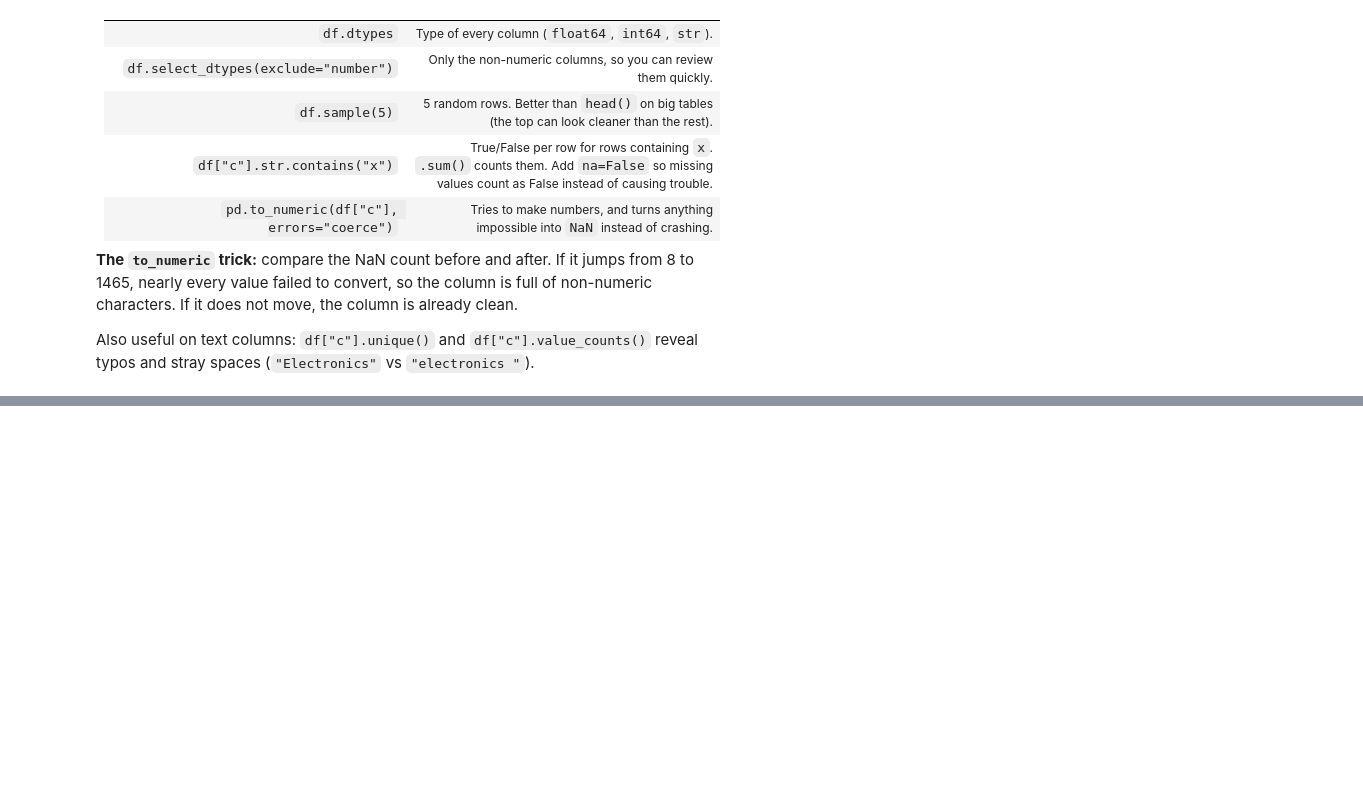
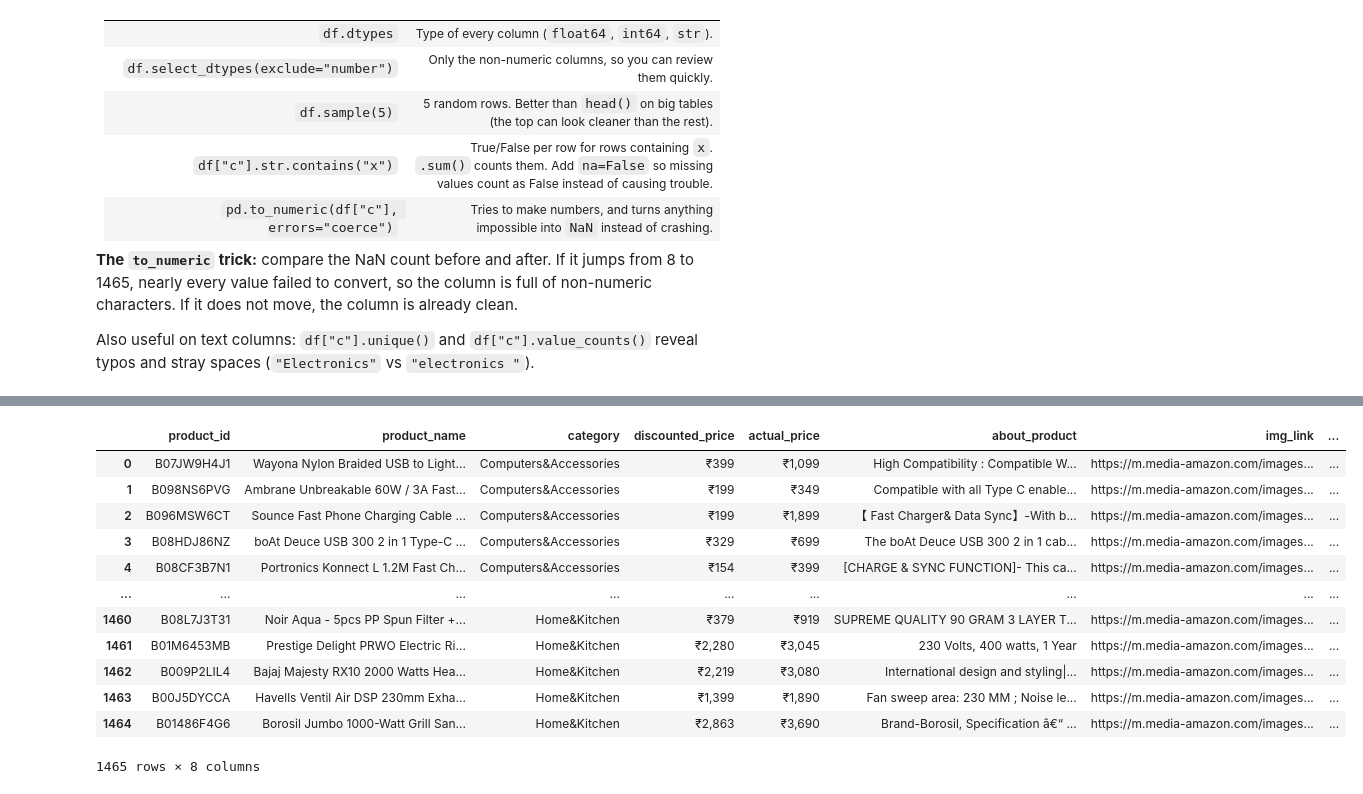
Before and after one commit to manojbaliyan16/AI-ML, a Jupyter notebook: Module_1_NP_PD/notebooks/Session_8_class.ipynb, the cells around one changed output, grey strips where cells are left out. Drawn from its saved outputs; the diff is of its cells as text; code cells hidden in the pictures; blank space fills up the shorter version.

```diff
--- a/Module_1_NP_PD/notebooks/Session_8_class.ipynb
+++ b/Module_1_NP_PD/notebooks/Session_8_class.ipynb
@@ -261,2 +264,5 @@ E. Use `pd.to_numeric(products["actual_price"], errors="coerce")`. It turns anyt
 # %%
 # A
+import pandas as pd
+df=pd.read_csv('../data/amazon_data4/products.csv')
+df.dtypes
@@ -263,4 +281,21 @@ E. Use `pd.to_numeric(products["actual_price"], errors="coerce")`. It turns anyt
 # %%
 # B
+# Use `select_dtypes(exclude="number")` to list only the non-numeric columns.
+cf=df.select_dtypes(exclude="number") #to get the non-numeric columns we have to use the select_dtypes() function and then we have to use the exclude="number" parameter to exclude the numeric columns.
+cf
+# %% [output]
+|  | product_id | product_name | category | discounted_price | actual_price | about_product | img_link | ... |
+| 0 | B07JW9H4J1 | Wayona Nylon Braided USB to Light... | Computers&Accessories | ₹399 | ₹1,099 | High Compatibility : Compatible W... | https://m.media-amazon.com/images... | ... |
+| 1 | B098NS6PVG | Ambrane Unbreakable 60W / 3A Fast... | Computers&Accessories | ₹199 | ₹349 | Compatible with all Type C enable... | https://m.media-amazon.com/images... | ... |
+| 2 | B096MSW6CT | Sounce Fast Phone Charging Cable ... | Computers&Accessories | ₹199 | ₹1,899 | 【 Fast Charger& Data Sync】-With b... | https://m.media-amazon.com/images... | ... |
+| 3 | B08HDJ86NZ | boAt Deuce USB 300 2 in 1 Type-C ... | Computers&Accessories | ₹329 | ₹699 | The boAt Deuce USB 300 2 in 1 cab... | https://m.media-amazon.com/images... | ... |
+| 4 | B08CF3B7N1 | Portronics Konnect L 1.2M Fast Ch... | Computers&Accessories | ₹154 | ₹399 | [CHARGE & SYNC FUNCTION]- This ca... | https://m.media-amazon.com/images... | ... |
+| ... | ... | ... | ... | ... | ... | ... | ... | ... |
+| 1460 | B08L7J3T31 | Noir Aqua - 5pcs PP Spun Filter +... | Home&Kitchen | ₹379 | ₹919 | SUPREME QUALITY 90 GRAM 3 LAYER T... | https://m.media-amazon.com/images... | ... |
+| 1461 | B01M6453MB | Prestige Delight PRWO Electric Ri... | Home&Kitchen | ₹2,280 | ₹3,045 | 230 Volts, 400 watts, 1 Year | https://m.media-amazon.com/images... | ... |
+| 1462 | B009P2LIL4 | Bajaj Majesty RX10 2000 Watts Hea... | Home&Kitchen | ₹2,219 | ₹3,080 | International design and styling|... | https://m.media-amazon.com/images... | ... |
+| 1463 | B00J5DYCCA | Havells Ventil Air DSP 230mm Exha... | Home&Kitchen | ₹1,399 | ₹1,890 | Fan sweep area: 230 MM ; Noise le... | https://m.media-amazon.com/images... | ... |
+| 1464 | B01486F4G6 | Borosil Jumbo 1000-Watt Grill San... | Home&Kitchen | ₹2,863 | ₹3,690 | Brand-Borosil, Specification â€“ ... | https://m.media-amazon.com/images... | ... |
+1465 rows × 8 columns
 # %%
 # C
```
Also changed, not shown: parts of 38 cells of this notebook.
